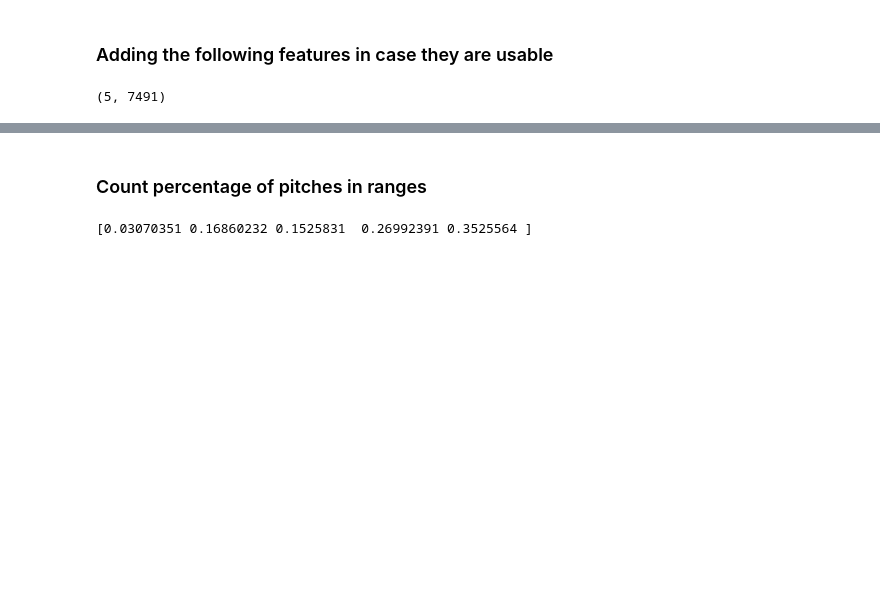
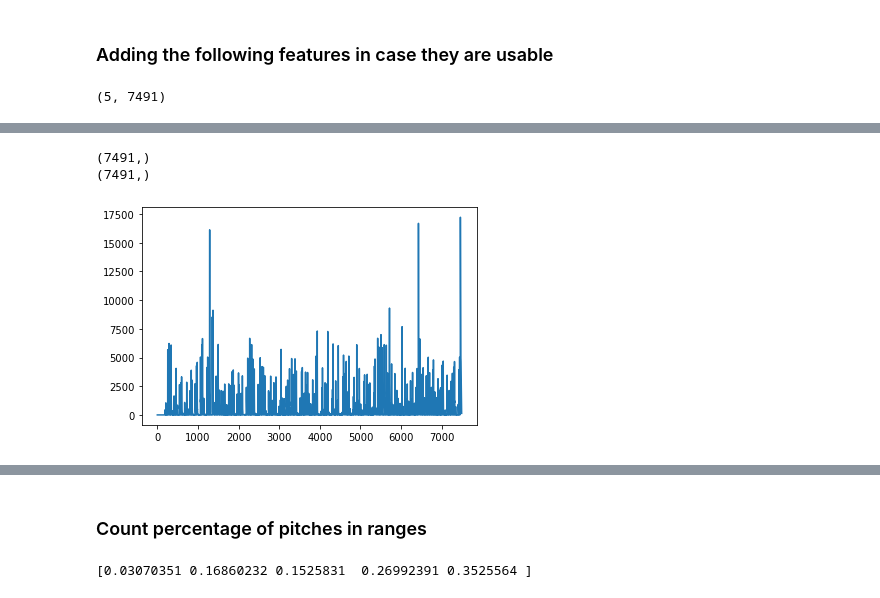
Before and after one commit to VedantKalbag/drum-style-identification, a Jupyter notebook: DrumClass.ipynb, the cells around one changed output, grey strips where cells are left out. Cells and saved outputs as stored; diff of their text form; code cells hidden in the pictures; blank space fills up the shorter version.

```diff
--- a/DrumClass.ipynb
+++ b/DrumClass.ipynb
@@ -179,0 +187,20 @@ plt.plot(pitches[1][300:500],pitches[0][300:500])
+# %%
+def extract_energy(x, blockSize, hopSize, fs):
+    xb,t = block_audio(x, blockSize, hopSize, fs)
+    block_num = math.ceil(x.size / hopSize)
+    energy = np.zeros([1, block_num])
+
+    for i in range(0,block_num):
+        mag = np.abs(np.fft.fft(xb[i]))
+        energy[0][i] = np.sum(mag**2)
+    return energy
+# %%
+myenergy = extract_energy(audio[:,1], 1024, 512, samplerate)
+print(myenergy[0,:].shape)
+print(np.arange(myenergy.size).shape)
+plt.plot(np.arange(myenergy.size),myenergy[0,:])
+plt.show()
+# %% [output]
+(7491,)
+(7491,)
+[figure, added]
```
Also changed, not shown: parts of 21 cells of this notebook.
